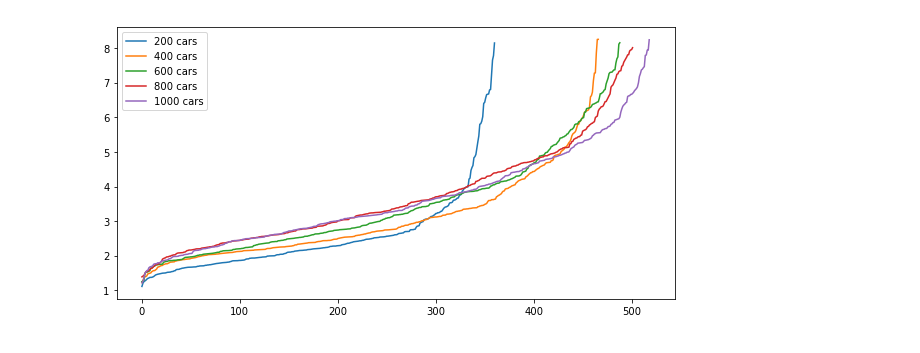
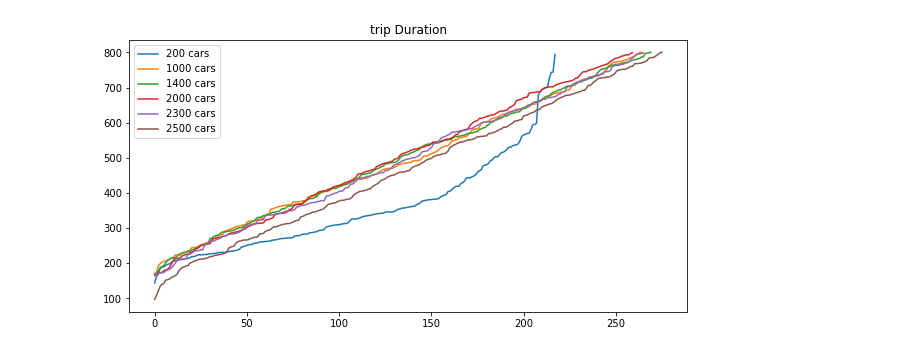
Before and after one commit to iliasger/TRAPP, a Jupyter notebook: EPOS trip overheads.ipynb, the cells around one changed output. Drawn from its saved outputs; the diff is of its cells as text; code cells hidden in the pictures.

Commit message:
new car history and updated trip overheads

```diff
--- a/EPOS trip overheads.ipynb
+++ b/EPOS trip overheads.ipynb
@@ -6,7 +6,7 @@ from statistics import mean, median, variance
 plt.rcParams['figure.figsize'] = [10, 5]
 import pprint
 
-def get_data_from_file(file_name):
+def get_data_from_file(file_name, flag):
     data = []
     with open(file_name, 'r') as results:
         for line in results:
@@ -15,8 +15,10 @@ def get_data_from_file(file_name):
             overhead = float(line[6])
             agent = line[7]
             preference = line[8].replace('\r', '').replace('\n', '')
-
-            data.append(overhead)
+            if flag == "d":
+                data.append(trip_duration)
+            if flag == "o":
+                data.append(overhead)
     return data
 
 # epos_altruistic = sorted(get_data_from_file("data/overheads.csv"))
@@ -25,59 +27,90 @@ def get_data_from_file(file_name):
 # epos_1 = sorted(get_data_from_file("results/overhead_a0_b0.9.csv"))
 # epos_2 = sorted(get_data_from_file("results/overhead_a0_b0.5.csv"))
 
-car200 = sorted(get_data_from_file("results/baseline_overheads/seed1/overheads_200.csv"))
-car400 = sorted(get_data_from_file("results/baseline_overheads/seed1/overheads_400.csv"))
-car600 = sorted(get_data_from_file("results/baseline_overheads/seed1/overheads_600.csv"))
-car800 = sorted(get_data_from_file("results/baseline_overheads/seed1/overheads_800.csv"))
-car1000 = sorted(get_data_from_file("results/baseline_overheads/seed1/overheads_1000.csv"))
+car1 = sorted(get_data_from_file("data/horizon_800_1target/overheads_200.csv","d"))
+car2 = sorted(get_data_from_file("data/horizon_800_1target/overheads_1000.csv","d"))
+car3 = sorted(get_data_from_file("data/horizon_800_1target/overheads_1400.csv","d"))
+car4 = sorted(get_data_from_file("data/horizon_800_1target/overheads_2000.csv","d"))
+car5 = sorted(get_data_from_file("data/horizon_800_1target/overheads_2300.csv","d"))
+car6 = sorted(get_data_from_file("data/horizon_800_1target/overheads_2500.csv","d"))
 
+o1 = sorted(get_data_from_file("data/horizon_800_1target/overheads_200.csv","o"))
+o2 = sorted(get_data_from_file("data/horizon_800_1target/overheads_1000.csv","o"))
+o3 = sorted(get_data_from_file("data/horizon_800_1target/overheads_1400.csv","o"))
+o4 = sorted(get_data_from_file("data/horizon_800_1target/overheads_2000.csv","o"))
+o5 = sorted(get_data_from_file("data/horizon_800_1target/overheads_2300.csv","o"))
+o6 = sorted(get_data_from_file("data/horizon_800_1target/overheads_2500.csv","o"))
 
 # plt.plot(epos_altruistic, label="epos_altruistic")
 # plt.plot(epos_selfish, label="epos_selfish")
 # plt.plot(epos_1, label="epos_0_0.9")
 # plt.plot(epos_2, label="epos_0_0.5")
 
-plt.plot(car200, label="200 cars")
-plt.plot(car400, label="400 cars")
-plt.plot(car600, label="600 cars")
-plt.plot(car800, label="800 cars")
-plt.plot(car1000, label="1000 cars")
-
+plt.plot(car1, label="200 cars")
+plt.plot(car2, label="1000 cars")
+plt.plot(car3, label="1400 cars")
+plt.plot(car4, label="2000 cars")
+plt.plot(car5, label="2300 cars")
+plt.plot(car6, label="2500 cars")
+plt.title("trip Duration")
 plt.legend(loc='best')
 plt.show()
 
 # print("Average overhead for 'epos_altruistic' is % s" % (mean(epos_altruistic)))
 # print("Average overhead for 'epos_selfish' is % s" % (mean(epos_selfish)))
 # print("Average overhead for 'epos_0_0.9' is % s" % (mean(epos_1)))
 # print("Average overhead for 'epos_0_0.5' is % s" % (mean(epos_2)))
 
-print("Average overhead for '200 cars' is % s" % (mean(car200)))
-print("Average overhead for '400 cars' is % s" % (mean(car400)))
-print("Average overhead for '600 cars' is % s" % (mean(car600)))
-print("Average overhead for '800 cars' is % s" % (mean(car800)))
-print("Average overhead for '1000 cars' is % s" % (mean(car1000)))
-
+print("Average duration for '200 cars' is % s" % (mean(car1)))
+print("Average duration for '1000 cars' is % s" % (mean(car2)))
+print("Average duration for '1400 cars' is % s" % (mean(car3)))
+print("Average duration for '2000 cars' is % s" % (mean(car4)))
+print("Average duration for '2300 cars' is % s" % (mean(car5)))
+print("Average duration for '2500 cars' is % s" % (mean(car6)))
+print(" ")
+print("Average overhead for '200 cars' is % s" % (mean(o1)))
+print("Average overhead for '1000 cars' is % s" % (mean(o2)))
+print("Average overhead for '1400 cars' is % s" % (mean(o3)))
+print("Average overhead for '2000 cars' is % s" % (mean(o4)))
+print("Average overhead for '2300 cars' is % s" % (mean(o5)))
+print("Average overhead for '2500 cars' is % s" % (mean(o6)))
 print("******")
 # print("Median overhead for 'epos_altruistic' is % s" % (median(epos_altruistic)))
 # print("Median overhead for 'epos_selfish' is % s" % (median(epos_selfish)))
 # print("Median overhead for 'epos_0_0.9' is % s" % (median(epos_1)))
 # print("Median overhead for 'epos_0_0.5' is % s" % (median(epos_2)))
 
-print("Median overhead for '200 cars' is % s" % (median(car200)))
-print("Median overhead for '400 cars' is % s" % (median(car400)))
-print("Median overhead for '600 cars' is % s" % (median(car600)))
-print("Median overhead for '800 cars' is % s" % (median(car800)))
-print("Median overhead for '1000 cars' is % s" % (median(car1000)))
+print("Median duration for '200 cars' is % s" % (median(car1)))
+print("Median duration for '1000 cars' is % s" % (median(car2)))
+print("Median duration for '1400 cars' is % s" % (median(car3)))
+print("Median duration for '2000 cars' is % s" % (median(car4)))
+print("Median duration for '2300 cars' is % s" % (median(car5)))
+print("Median duration for '2500 cars' is % s" % (median(car6)))
+print(" ")
+print("Median overhead for '200 cars' is % s" % (median(o1)))
+print("Median overhead for '1000 cars' is % s" % (median(o2)))
+print("Median overhead for '1400 cars' is % s" % (median(o3)))
+print("Median overhead for '2000 cars' is % s" % (median(o4)))
+print("Median overhead for '2300 cars' is % s" % (median(o5)))
+print("Median overhead for '2500 cars' is % s" % (median(o6)))
 print("******")
 # print("Variance of overhead for 'epos_altruistic' is % s" % (variance(epos_altruistic)))
 # print("Variance of overhead for 'epos_selfish' is % s" % (variance(epos_selfish)))
 # print("Variance of overhead for 'epos_0_0.9' is % s" % (variance(epos_1)))
 # print("Variance of overhead for 'epos_0_0.5' is % s" % (variance(epos_2)))
 
-print("variance of overhead for '200 cars' is % s" % (variance(car200)))
-print("variance of overhead for '400 cars' is % s" % (variance(car400)))
-print("variance of  overhead for '600 cars' is % s" % (variance(car600)))
-print("variance of overhead for '800 cars' is % s" % (variance(car800)))
-print("variance of overhead for '1000 cars' is % s" % (variance(car1000)))
+print("variance of duration for '200 cars' is % s" % (variance(car1)))
+print("variance of duration for '1000 cars' is % s" % (variance(car2)))
+print("variance of duration for '1400 cars' is % s" % (variance(car3)))
+print("variance of duration for '2000 cars' is % s" % (variance(car4)))
+print("variance of duration for '2300 cars' is % s" % (variance(car5)))
+print("variance of duration for '2500 cars' is % s" % (variance(car6)))
+print(" ")
+print("variance of overhead for '200 cars' is % s" % (variance(o1)))
+print("variance of overhead for '1000 cars' is % s" % (variance(o2)))
+print("variance of overhead for '1400 cars' is % s" % (variance(o3)))
+print("variance of overhead for '2000 cars' is % s" % (variance(o4)))
+print("variance of overhead for '2300 cars' is % s" % (variance(o5)))
+print("variance of overhead for '2500 cars' is % s" % (variance(o6)))
 # %% [output]
-[figure, old version]
+[figure, new version]
```
Also changed, not shown: parts of 4 cells of this notebook, 7 other files.
